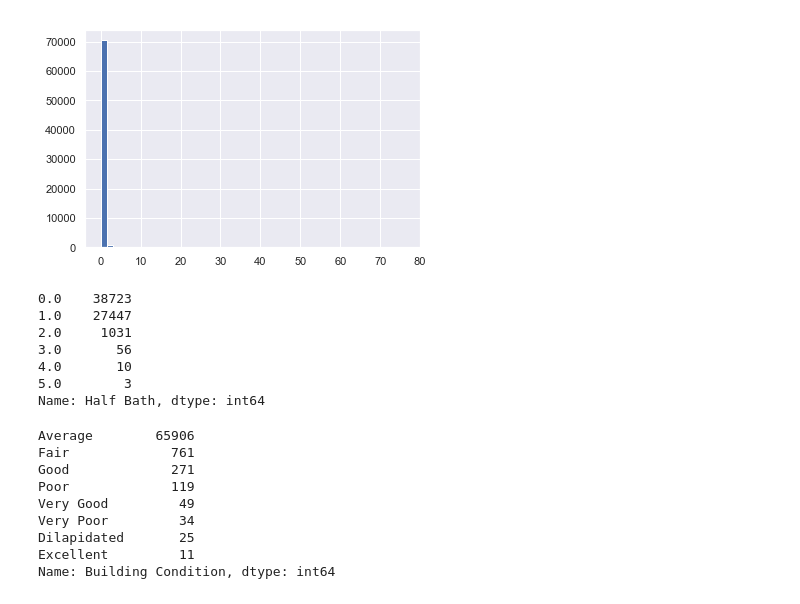
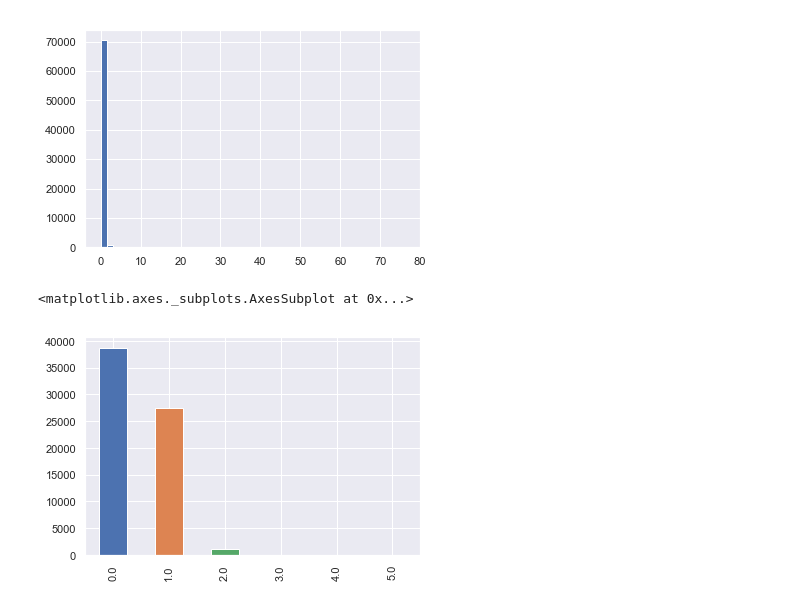
Before and after one commit to drewlehe/Nashville, a Jupyter notebook: MergedAnalysis.ipynb, the cells around one changed output. Drawn from its saved outputs; the diff is of its cells as text; code cells hidden in the pictures.

```diff
--- a/MergedAnalysis.ipynb
+++ b/MergedAnalysis.ipynb
@@ -120,10 +124,3 @@ plt.show()
 #Nice even class distribution
 # %% [output]
 [figure]
-# %%
-#I'm going to clean up the classifications here, combine similar values
-#Rural = Ag/Res = Res/Ag = Res/Forest = Farm/Agr = FRM
-df['Assessment Classification'] = df['Assessment Classification'].replace('FOREST/RES', 'RURAL').replace('RES/AGR', 'RURAL').replace('FARM/AGR', 'RURAL').replace('FRST/FRM', 'RURAL')
-df['Assessment Classification'] = df['Assessment Classification'].replace('AG/RES', 'RURAL').replace('RES/FOREST', 'RURAL').replace('FRM','RURAL')
-df['Assessment Classification']= df['Assessment Classification'].replace('')
-print(df['Assessment Classification'].value_counts())
@@ -156,24 +139,7 @@ df['Land Area Acres'].hist(bins=50)
 # %%
 #Add 0.5 to Baths for each "half bath" listed?
 #Or not. This is a potential indicator of PPSF
-df['Half Bath'].value_counts()
+df['Half Bath'].value_counts().plot('bar')
 # %% [output]
-0.0    38723
-1.0    27447
-2.0     1031
-3.0       56
-4.0       10
-5.0        3
-Name: Half Bath, dtype: int64
+<matplotlib.axes._subplots.AxesSubplot at 0x...>
+[figure, added]
-# %%
-df['Building Condition'].value_counts()
-# %% [output]
-Average        65906
-Fair             761
-Good             271
-Poor             119
-Very Good         49
-Very Poor         34
-Dilapidated       25
-Excellent         11
-Name: Building Condition, dtype: int64
```
Also changed, not shown: parts of 34 cells of this notebook, 1 other file.
